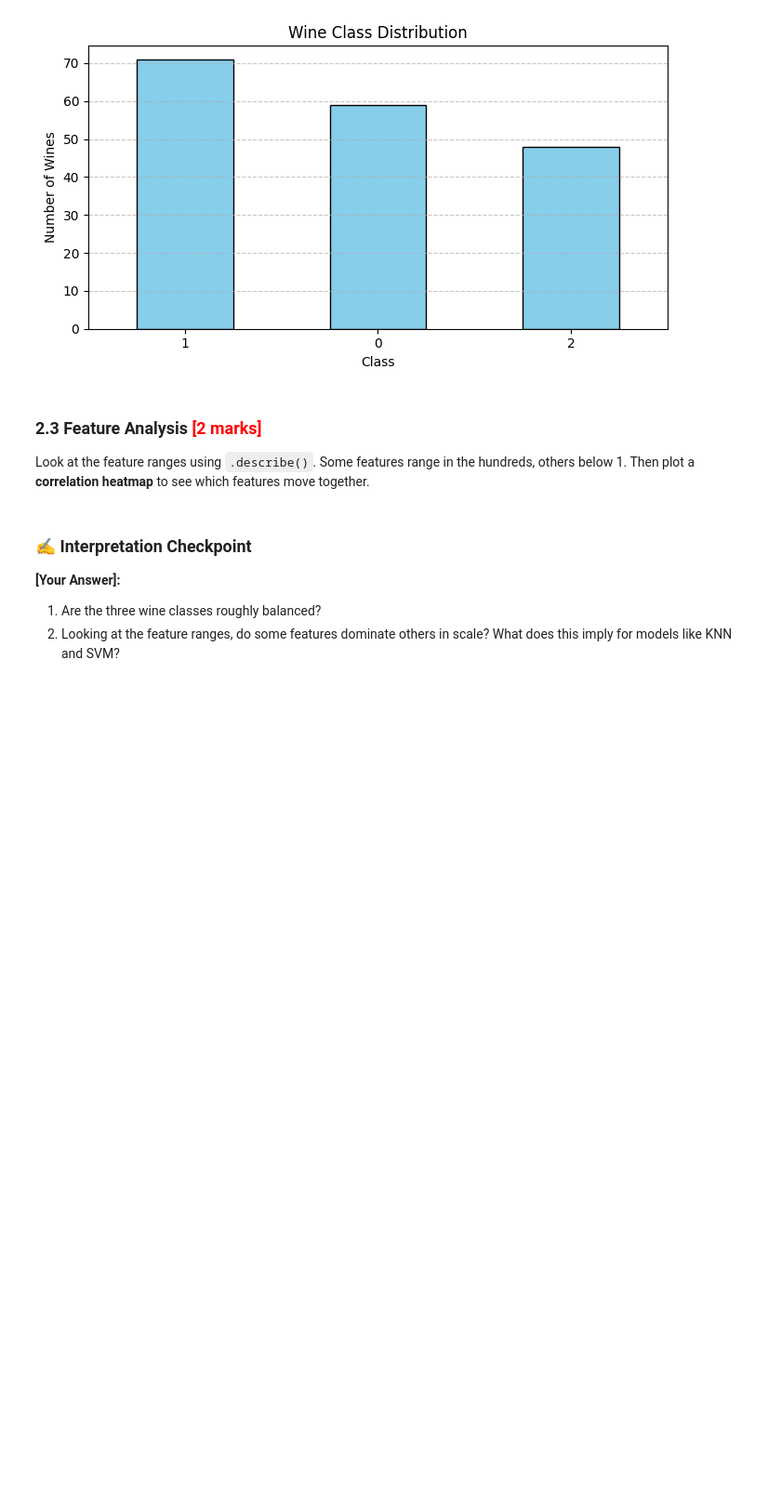
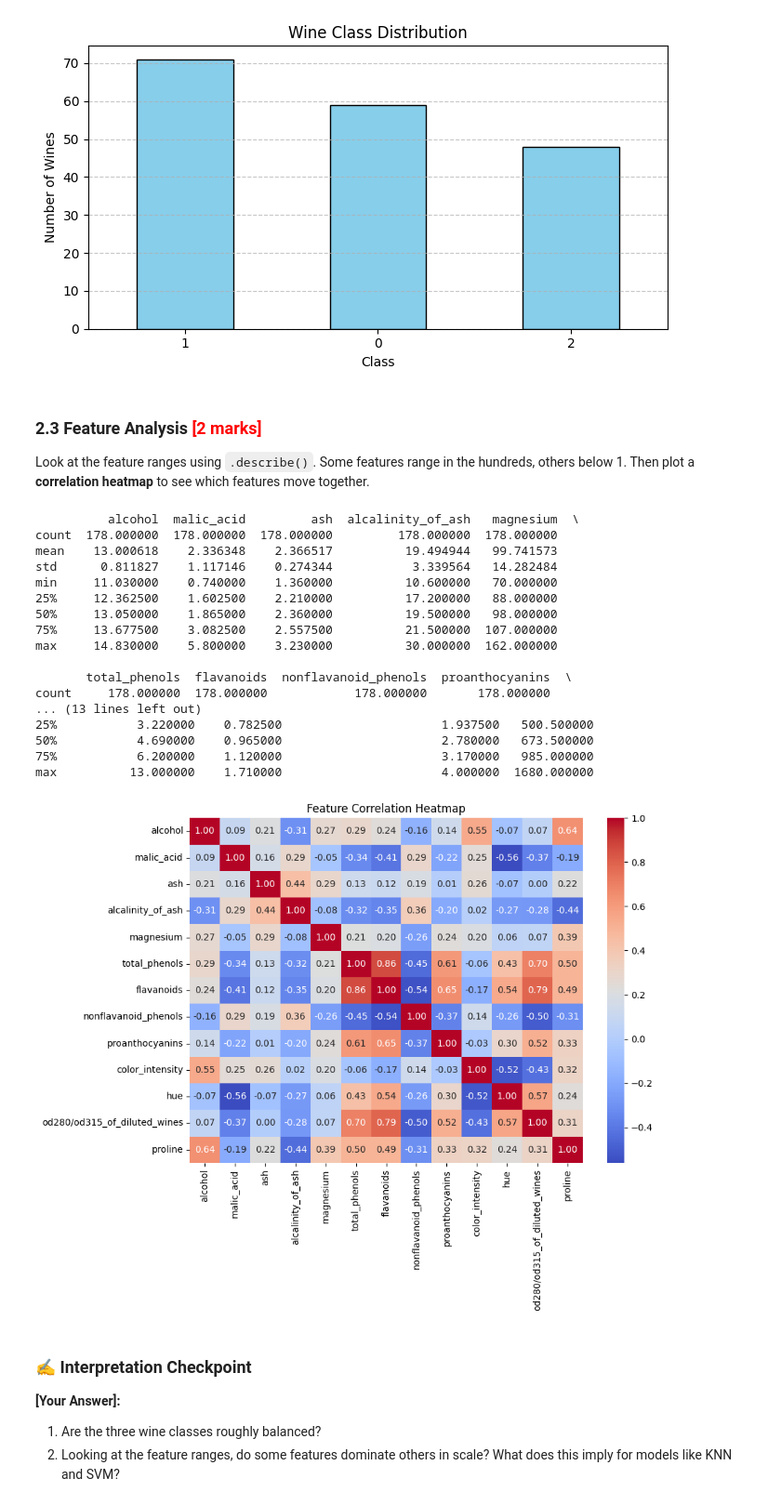
Before and after one commit to rhombus-india/iit-kgp-assignments, a Jupyter notebook: Classification_Assignment_IITKGP/Classification_Models_Exercise.ipynb, the cells around one changed output. Shown at 93% size. Drawn from its saved outputs; the diff is of its cells as text; code cells hidden in the pictures; blank space fills up the shorter version.

```diff
--- a/Classification_Assignment_IITKGP/Classification_Models_Exercise.ipynb
+++ b/Classification_Assignment_IITKGP/Classification_Models_Exercise.ipynb
@@ -929,9 +930,34 @@ Look at the feature ranges using `.describe()`. Some features range in the hundr
 # %%
 # Summary statistics
 ### CODE HERE ###
-
+print(dataset.describe())
 # Correlation heatmap
 ### CODE HERE ###
+
+plt.figure(figsize=(10, 8))
+sns.heatmap(dataset.corr(), annot=True, fmt=".2f", cmap="coolwarm")
+plt.title("Feature Correlation Heatmap")
+plt.tight_layout()
+plt.show()
+# %% [output]
+          alcohol  malic_acid         ash  alcalinity_of_ash   magnesium  \
+count  178.000000  178.000000  178.000000         178.000000  178.000000
+mean    13.000618    2.336348    2.366517          19.494944   99.741573
+std      0.811827    1.117146    0.274344           3.339564   14.282484
+min     11.030000    0.740000    1.360000          10.600000   70.000000
+25%     12.362500    1.602500    2.210000          17.200000   88.000000
+50%     13.050000    1.865000    2.360000          19.500000   98.000000
+75%     13.677500    3.082500    2.557500          21.500000  107.000000
+max     14.830000    5.800000    3.230000          30.000000  162.000000
+
+       total_phenols  flavanoids  nonflavanoid_phenols  proanthocyanins  \
+count     178.000000  178.000000            178.000000       178.000000
+... (13 lines left out)
+25%           3.220000    0.782500                      1.937500   500.500000
+50%           4.690000    0.965000                      2.780000   673.500000
+75%           6.200000    1.120000                      3.170000   985.000000
+max          13.000000    1.710000                      4.000000  1680.000000
+[figure, added]
 # %% [markdown]
 ### ✍️ Interpretation Checkpoint
 
```
Also changed, not shown: parts of 7 cells of this notebook.
